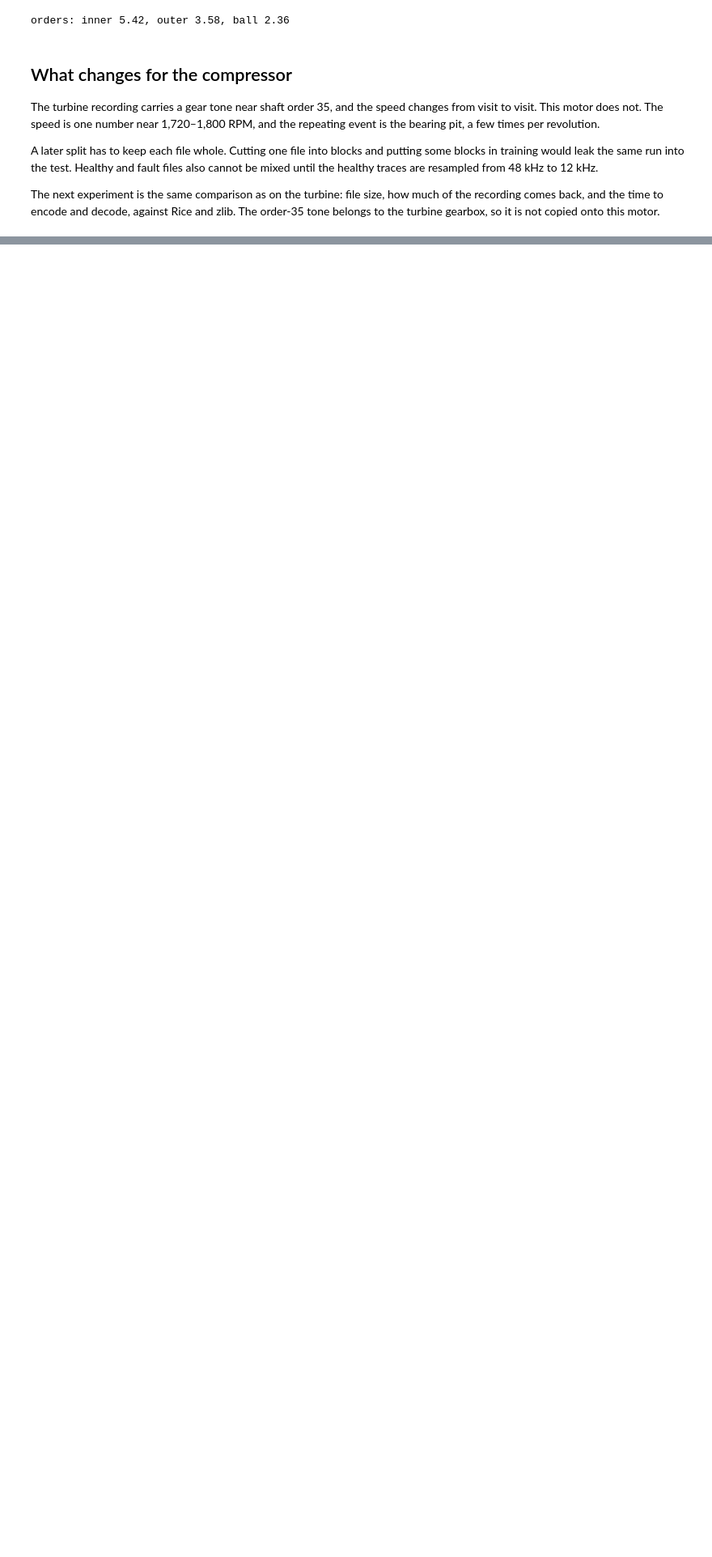
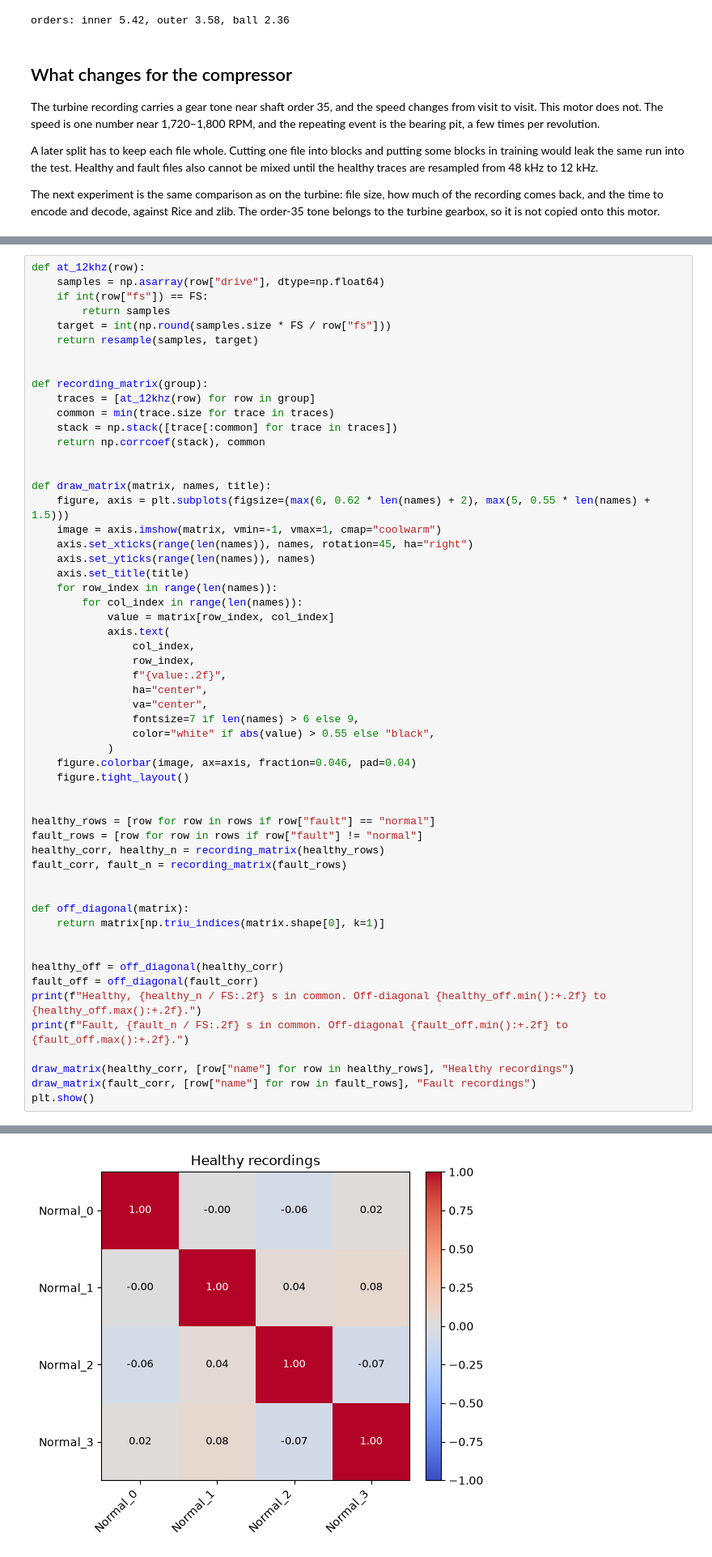
Before and after one commit to wasimahmadpk/ai-vib-codec, a Jupyter notebook: notebooks/cwru_eda.ipynb, the cells around one changed output, grey strips where cells are left out. Shown at 81% size. Drawn from its saved outputs; the diff is of its cells as text; blank space fills up the shorter version.

```diff
--- a/notebooks/cwru_eda.ipynb
+++ b/notebooks/cwru_eda.ipynb
@@ -164,0 +338,57 @@ The next experiment is the same comparison as on the turbine: file size, how muc
+# %%
+def at_12khz(row):
+    samples = np.asarray(row["drive"], dtype=np.float64)
+    if int(row["fs"]) == FS:
+        return samples
+    target = int(np.round(samples.size * FS / row["fs"]))
+    return resample(samples, target)
+
+
+def recording_matrix(group):
+    traces = [at_12khz(row) for row in group]
+    common = min(trace.size for trace in traces)
+    stack = np.stack([trace[:common] for trace in traces])
+    return np.corrcoef(stack), common
+
+
+def draw_matrix(matrix, names, title):
+    figure, axis = plt.subplots(figsize=(max(6, 0.62 * len(names) + 2), max(5, 0.55 * len(names) + 1.5)))
+    image = axis.imshow(matrix, vmin=-1, vmax=1, cmap="coolwarm")
+    axis.set_xticks(range(len(names)), names, rotation=45, ha="right")
+    axis.set_yticks(range(len(names)), names)
+    axis.set_title(title)
+    for row_index in range(len(names)):
+        for col_index in range(len(names)):
+            value = matrix[row_index, col_index]
+            axis.text(
+                col_index,
+                row_index,
+                f"{value:.2f}",
+                ha="center",
+                va="center",
+                fontsize=7 if len(names) > 6 else 9,
+                color="white" if abs(value) > 0.55 else "black",
+            )
+    figure.colorbar(image, ax=axis, fraction=0.046, pad=0.04)
+    figure.tight_layout()
+
+
+healthy_rows = [row for row in rows if row["fault"] == "normal"]
+fault_rows = [row for row in rows if row["fault"] != "normal"]
+healthy_corr, healthy_n = recording_matrix(healthy_rows)
+fault_corr, fault_n = recording_matrix(fault_rows)
+
+
+def off_diagonal(matrix):
+    return matrix[np.triu_indices(matrix.shape[0], k=1)]
+
+
+healthy_off = off_diagonal(healthy_corr)
+fault_off = off_diagonal(fault_corr)
+print(f"Healthy, {healthy_n / FS:.2f} s in common. Off-diagonal {healthy_off.min():+.2f} to {healthy_off.max():+.2f}.")
+print(f"Fault, {fault_n / FS:.2f} s in common. Off-diagonal {fault_off.min():+.2f} to {fault_off.max():+.2f}.")
+
+draw_matrix(healthy_corr, [row["name"] for row in healthy_rows], "Healthy recordings")
+draw_matrix(fault_corr, [row["name"] for row in fault_rows], "Fault recordings")
+plt.show()
+# %% [output]
@@ -164,0 +397 @@ The next experiment is the same comparison as on the turbine: file size, how muc
+[figure, added]
```
Also changed, not shown: parts of 4 cells of this notebook.
